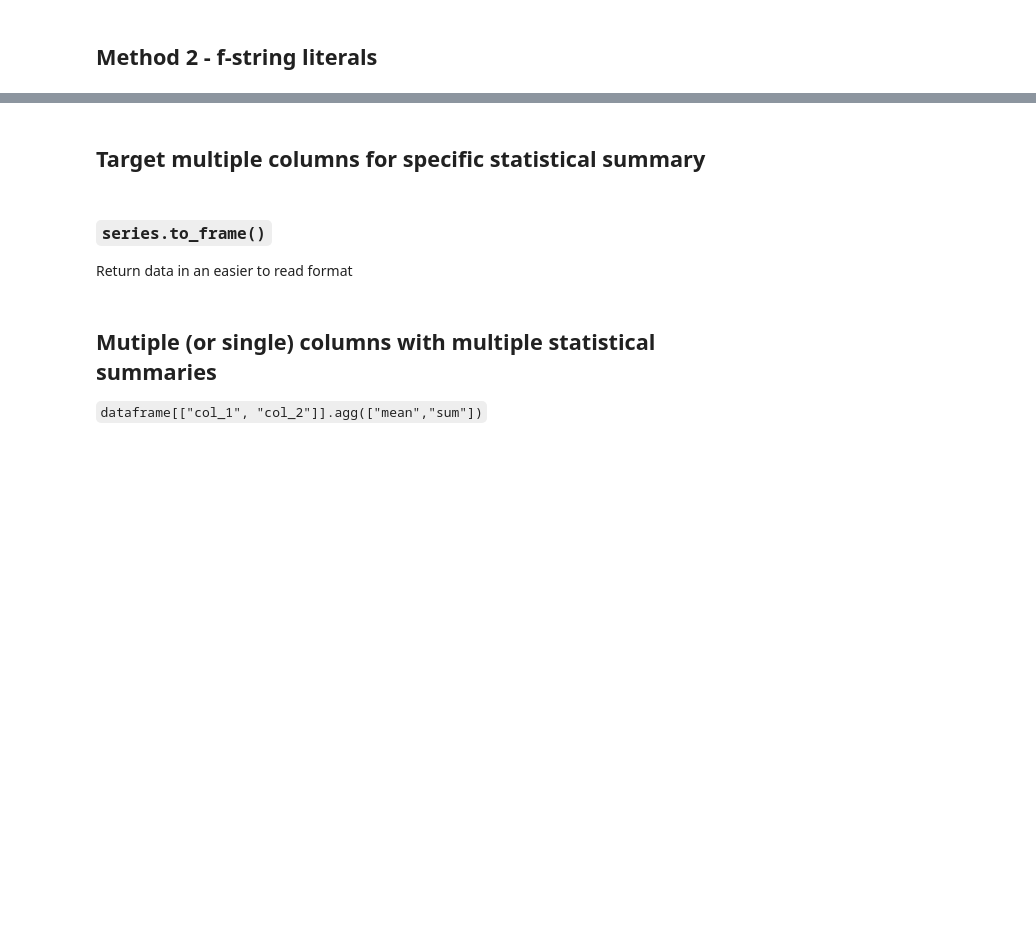
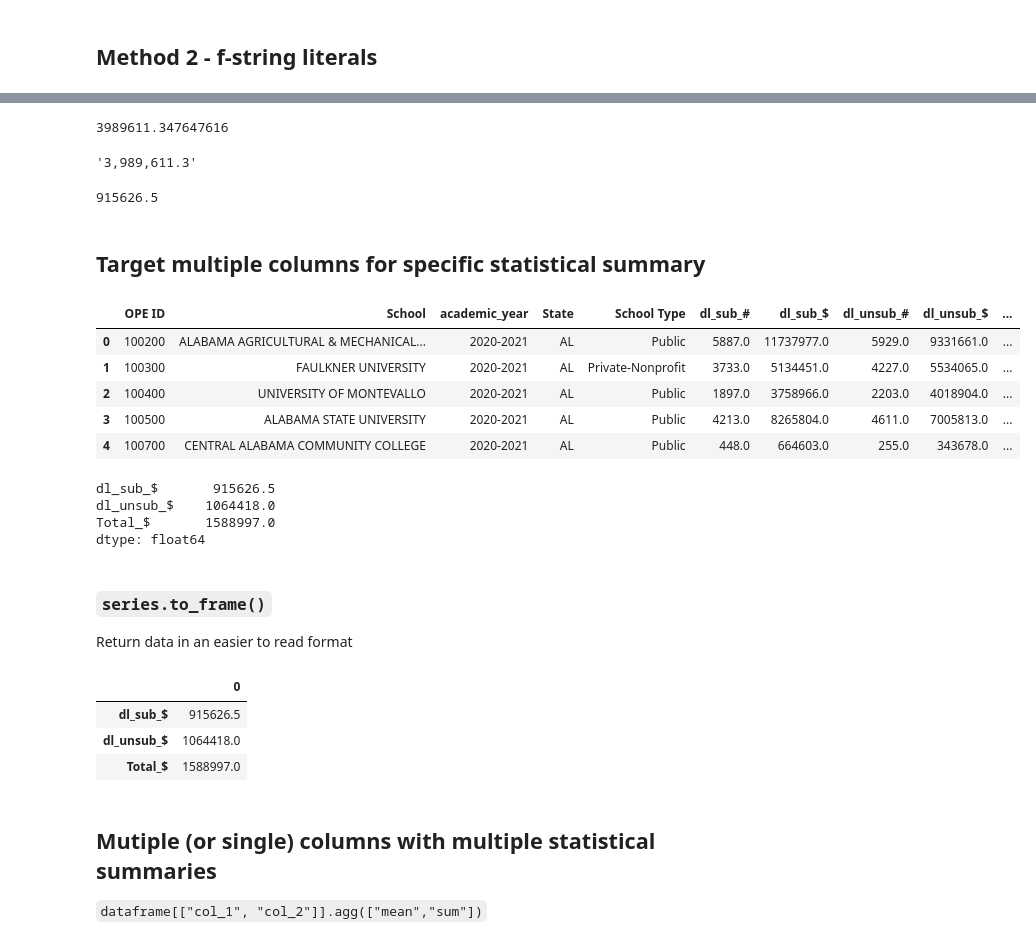
Before and after one commit to arubybonilla/2023-spring-data-journalism, a Jupyter notebook: wk06-foundational-analysis-demo.ipynb, the cells around one changed output, grey strips where cells are left out. Cells and saved outputs as stored; diff of their text form; code cells hidden in the pictures; blank space fills up the shorter version.

Commit message:
to frame update

```diff
--- a/wk06-foundational-analysis-demo.ipynb
+++ b/wk06-foundational-analysis-demo.ipynb
@@ -326,14 +340,38 @@ SyntaxError: f-string: unmatched '[' (476958121.py, line 3)
 ## f string format that variable to 2 decimal places
 # %%
 ## what is the mean loan amount for ALL direct subsidized loans
+df['dl_sub_$'].mean()
+# %% [output]
+3989611.347647616
 # %%
 ## same with formatting to one place
+f"{df['dl_sub_$'].mean():,.1F}"
+# %% [output]
+'3,989,611.3'
 # %%
 ## what is the median loan amount for ALL direct subsidized loans
+df['dl_sub_$'].median()
+# %% [output]
+915626.5
 # %% [markdown]
 ## Target multiple columns for specific statistical summary
+# %%
+df.head()
+# %% [output]
+|  | OPE ID | School | academic_year | State | School Type | dl_sub_# | dl_sub_$ | dl_unsub_# | dl_unsub_$ | ... |
+| 0 | 100200 | ALABAMA AGRICULTURAL & MECHANICAL... | 2020-2021 | AL | Public | 5887.0 | 11737977.0 | 5929.0 | 9331661.0 | ... |
+| 1 | 100300 | FAULKNER UNIVERSITY | 2020-2021 | AL | Private-Nonprofit | 3733.0 | 5134451.0 | 4227.0 | 5534065.0 | ... |
+| 2 | 100400 | UNIVERSITY OF MONTEVALLO | 2020-2021 | AL | Public | 1897.0 | 3758966.0 | 2203.0 | 4018904.0 | ... |
+| 3 | 100500 | ALABAMA STATE UNIVERSITY | 2020-2021 | AL | Public | 4213.0 | 8265804.0 | 4611.0 | 7005813.0 | ... |
+| 4 | 100700 | CENTRAL ALABAMA COMMUNITY COLLEGE | 2020-2021 | AL | Public | 448.0 | 664603.0 | 255.0 | 343678.0 | ... |
 # %%
 ## return the median for subsidized loans, unsubsidized loans and total loan amounts
+df[["dl_sub_$", "dl_unsub_$", "Total_$"]].median()
+# %% [output]
+dl_sub_$       915626.5
+dl_unsub_$    1064418.0
+Total_$       1588997.0
+dtype: float64
 # %%
 ## round it to zero places
 # %% [markdown]
@@ -342,6 +380,12 @@ SyntaxError: f-string: unmatched '[' (476958121.py, line 3)
 Return data in an easier to read format
 # %%
 ## to frame
+df[["dl_sub_$", "dl_unsub_$", "Total_$"]].median().to_frame()
+# %% [output]
+|  | 0 |
+| dl_sub_$ | 915626.5 |
+| dl_unsub_$ | 1064418.0 |
+| Total_$ | 1588997.0 |
 # %% [markdown]
 ## Mutiple (or single) columns with multiple statistical summaries
 
```
Also changed, not shown: parts of 10 cells of this notebook.
